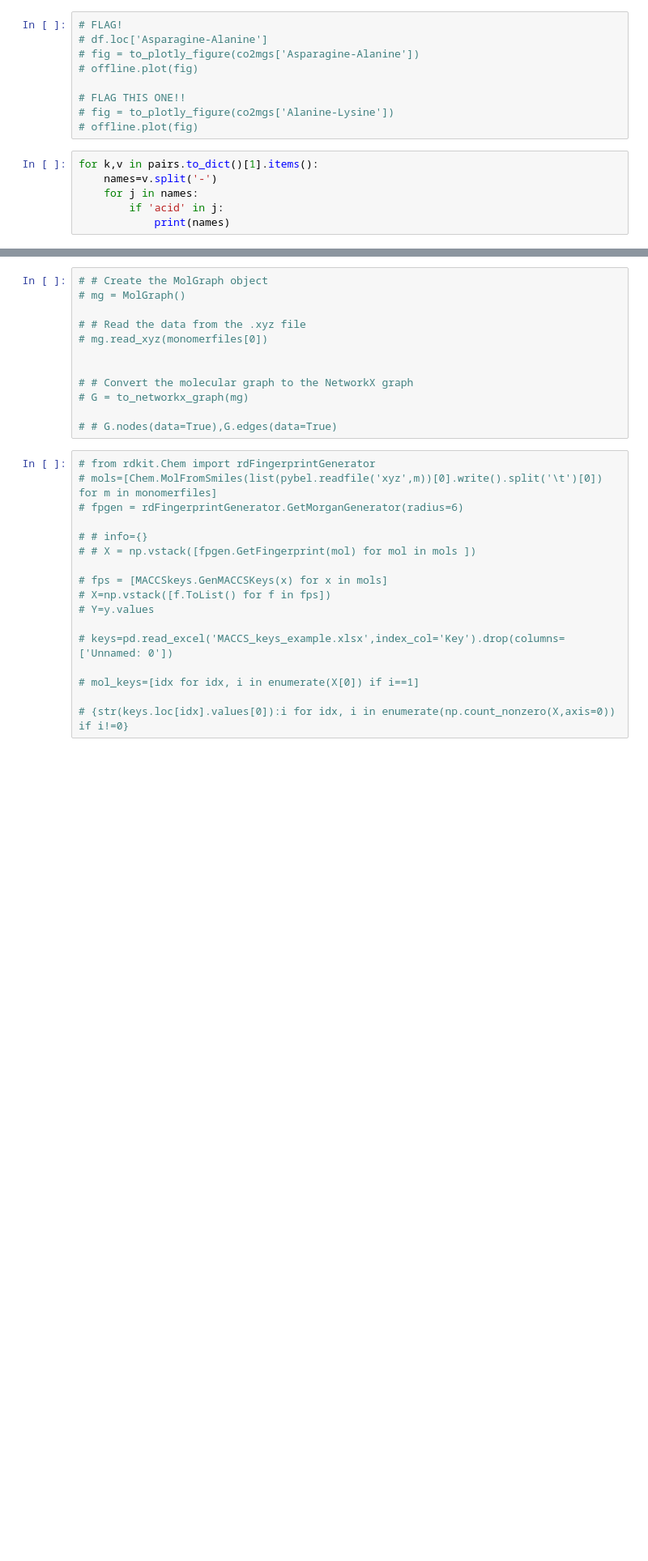
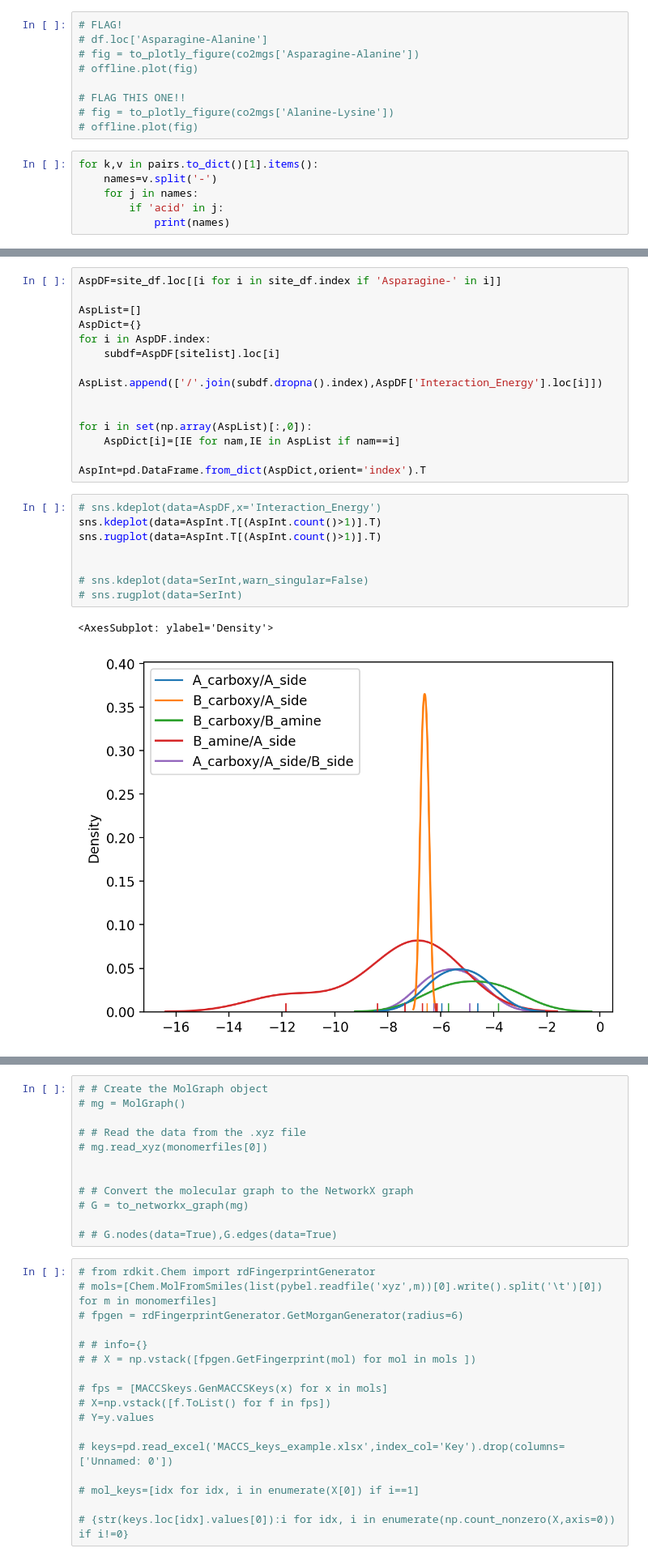
Before and after one commit to ChemRacer/dipeptide_co2, a Jupyter notebook: insights.ipynb, the cells around one changed output, grey strips where cells are left out. Shown at 81% size. Drawn from its saved outputs; the diff is of its cells as text; blank space fills up the shorter version.

```diff
--- a/insights.ipynb
+++ b/insights.ipynb
@@ -232,3 +366,28 @@ plt.savefig('pairplot.png',dpi=300,bbox_inches='tight')
+# %%
+AspDF=site_df.loc[[i for i in site_df.index if 'Asparagine-' in i]]
+
+AspList=[]
+AspDict={}
+for i in AspDF.index:
+    subdf=AspDF[sitelist].loc[i]
+    AspList.append(['/'.join(subdf.dropna().index),AspDF['Interaction_Energy'].loc[i]])
+
+
+for i in set(np.array(AspList)[:,0]):
+    AspDict[i]=[IE for nam,IE in AspList if nam==i]
+
+AspInt=pd.DataFrame.from_dict(AspDict,orient='index').T
+# %%
+# sns.kdeplot(data=AspDF,x='Interaction_Energy')
+sns.kdeplot(data=AspInt.T[(AspInt.count()>1)].T)
+sns.rugplot(data=AspInt.T[(AspInt.count()>1)].T)
+
+
+# sns.kdeplot(data=SerInt,warn_singular=False)
+# sns.rugplot(data=SerInt)
+# %% [output]
+<AxesSubplot: ylabel='Density'>
+[figure, added]
 # %%
 fig,(ax1,ax2)=plt.subplots(1,2,figsize=(10,5))
 sns.boxplot(data=IE_df.astype(float),ax=ax1)
```
Also changed, not shown: parts of 31 cells of this notebook, 3 other files.
